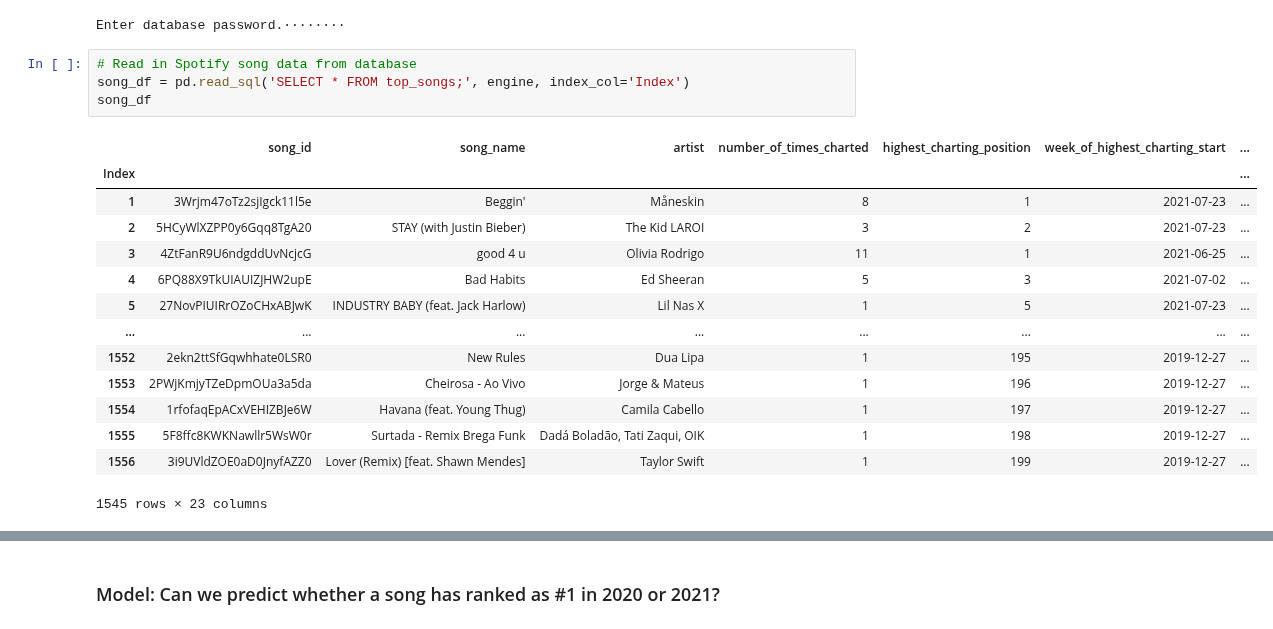
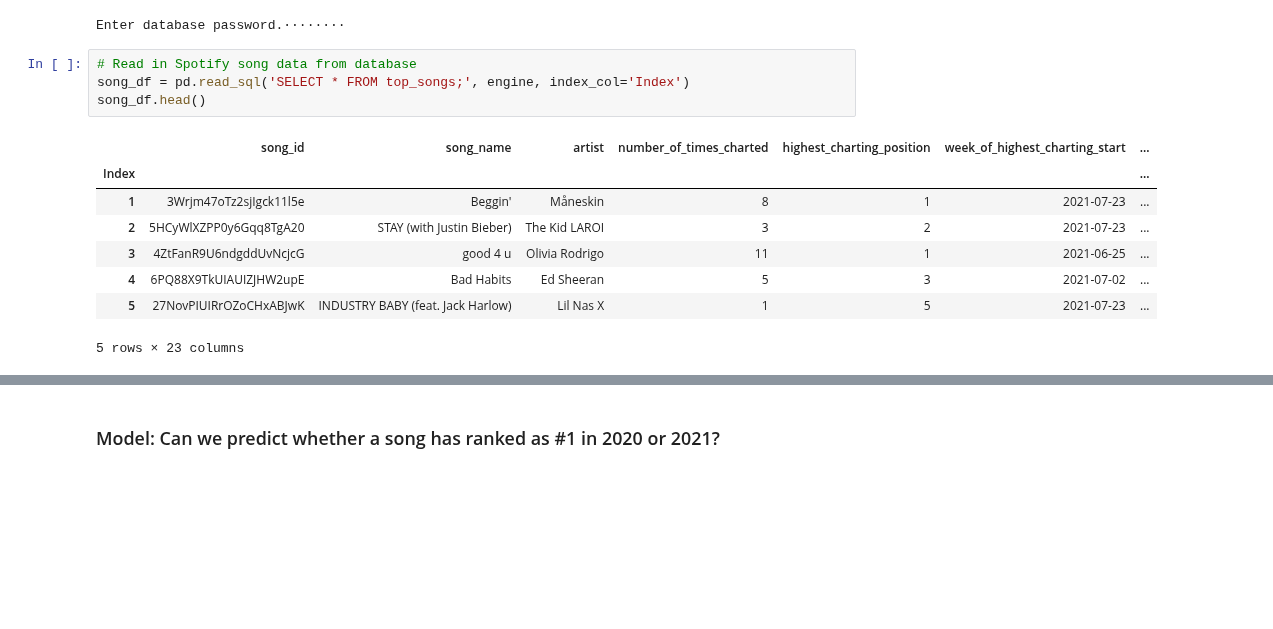
Before and after one commit to aseo67/Top_Songs_Analysis, a Jupyter notebook: TopSongsAnalysis_Model.ipynb, the cells around one changed output, grey strips where cells are left out. Cells and saved outputs as stored; diff of their text form; blank space fills up the shorter version.

```diff
--- a/TopSongsAnalysis_Model.ipynb
+++ b/TopSongsAnalysis_Model.ipynb
@@ -20,19 +25,13 @@ Enter database password.········
 # %%
 # Read in Spotify song data from database
 song_df = pd.read_sql('SELECT * FROM top_songs;', engine, index_col='Index')
-song_df
+song_df.head()
 # %% [output]
 |  | song_id | song_name | artist | number_of_times_charted | highest_charting_position | week_of_highest_charting_start | ... |
 | Index |  |  |  |  |  |  | ... |
 | 1 | 3Wrjm47oTz2sjIgck11l5e | Beggin' | Måneskin | 8 | 1 | 2021-07-23 | ... |
 | 2 | 5HCyWlXZPP0y6Gqq8TgA20 | STAY (with Justin Bieber) | The Kid LAROI | 3 | 2 | 2021-07-23 | ... |
 | 3 | 4ZtFanR9U6ndgddUvNcjcG | good 4 u | Olivia Rodrigo | 11 | 1 | 2021-06-25 | ... |
 | 4 | 6PQ88X9TkUIAUIZJHW2upE | Bad Habits | Ed Sheeran | 5 | 3 | 2021-07-02 | ... |
 | 5 | 27NovPIUIRrOZoCHxABJwK | INDUSTRY BABY (feat. Jack Harlow) | Lil Nas X | 1 | 5 | 2021-07-23 | ... |
-| ... | ... | ... | ... | ... | ... | ... | ... |
-| 1552 | 2ekn2ttSfGqwhhate0LSR0 | New Rules | Dua Lipa | 1 | 195 | 2019-12-27 | ... |
-| 1553 | 2PWjKmjyTZeDpmOUa3a5da | Cheirosa - Ao Vivo | Jorge & Mateus | 1 | 196 | 2019-12-27 | ... |
-| 1554 | 1rfofaqEpACxVEHIZBJe6W | Havana (feat. Young Thug) | Camila Cabello | 1 | 197 | 2019-12-27 | ... |
-| 1555 | 5F8ffc8KWKNawllr5WsW0r | Surtada - Remix Brega Funk | Dadá Boladão, Tati Zaqui, OIK | 1 | 198 | 2019-12-27 | ... |
-| 1556 | 3i9UVldZOE0aD0JnyfAZZ0 | Lover (Remix) [feat. Shawn Mendes] | Taylor Swift | 1 | 199 | 2019-12-27 | ... |
-1545 rows × 23 columns
+5 rows × 23 columns
```
Also changed, not shown: parts of 11 cells of this notebook, 1 other file.
